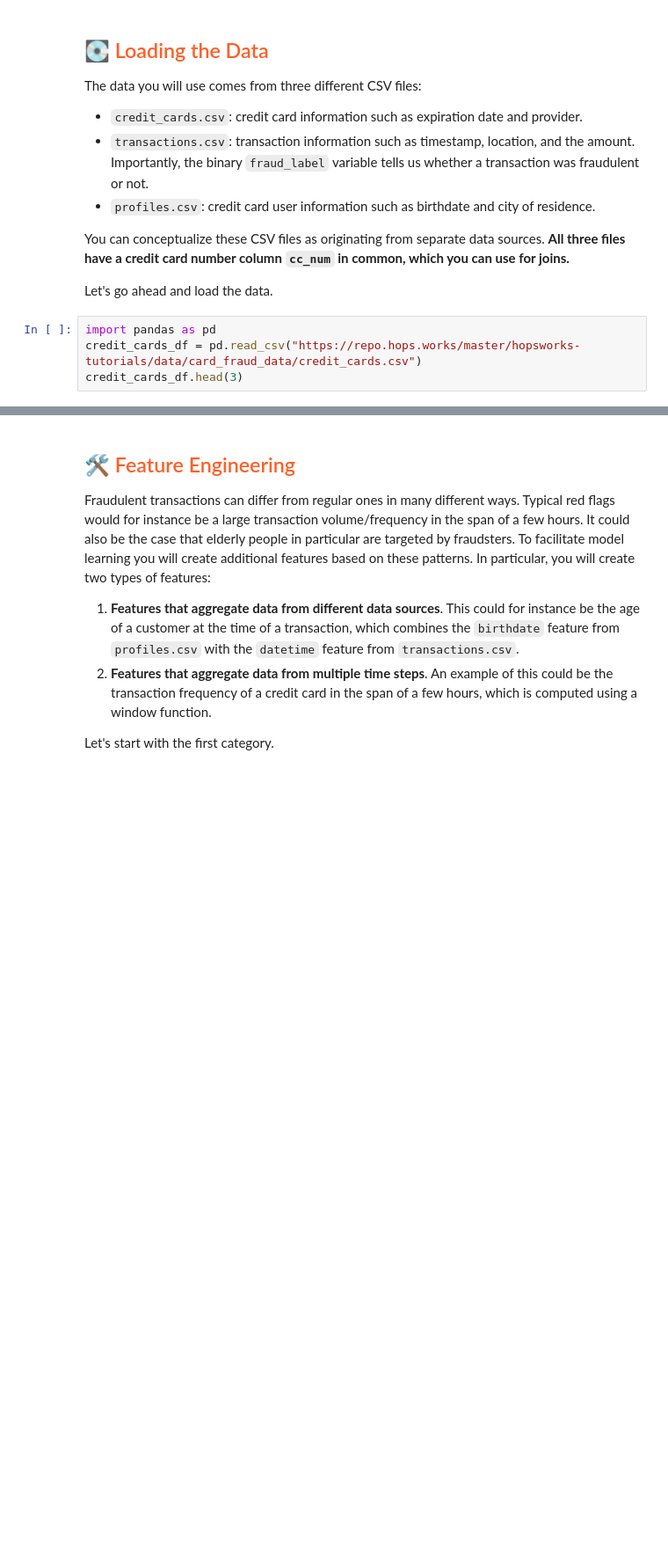
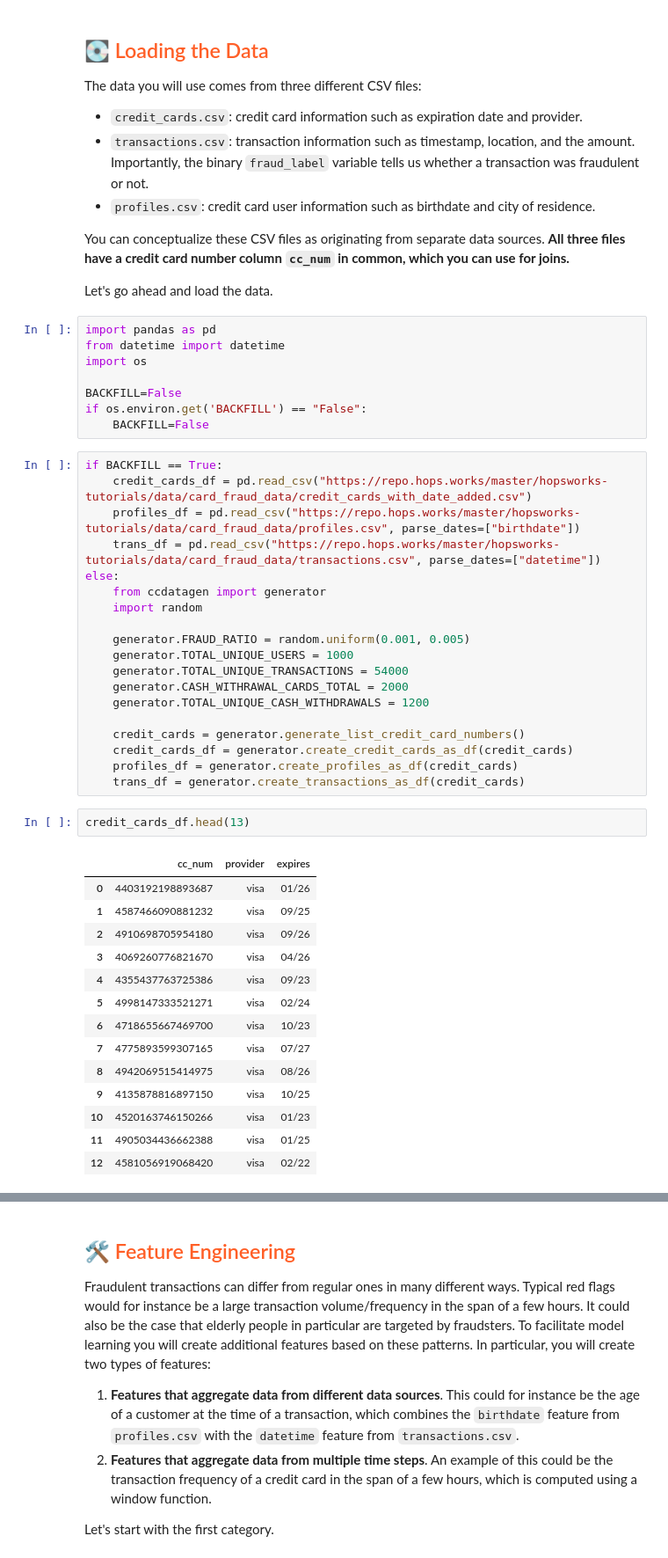
Before and after one commit to featurestoreorg/serverless-ml-course, a Jupyter notebook: nbs/01-module/1a_feature_groups.ipynb, the cells around one changed output, grey strips where cells are left out. Shown: that part at 88% size. Saved outputs shown, nothing was run; the diff lists cells and outputs as text; blank space fills up the shorter version.

```diff
--- a/nbs/01-module/1a_feature_groups.ipynb
+++ b/nbs/01-module/1a_feature_groups.ipynb
@@ -34,8 +34,48 @@ You can conceptualize these CSV files as originating from separate data sources.
 **All three files have a credit card number column `cc_num` in common, which you can use for joins.**
 
 Let's go ahead and load the data.
+# %%
+import pandas as pd
+from datetime import datetime
+import os
+
+BACKFILL=False
+if os.environ.get('BACKFILL') == "False":
+    BACKFILL=False
 # %%
-import pandas as pd
-credit_cards_df = pd.read_csv("https://repo.hops.works/master/hopsworks-tutorials/data/card_fraud_data/credit_cards.csv")
-credit_cards_df.head(3)
+if BACKFILL == True:
+    credit_cards_df = pd.read_csv("https://repo.hops.works/master/hopsworks-tutorials/data/card_fraud_data/credit_cards_with_date_added.csv")
+    profiles_df = pd.read_csv("https://repo.hops.works/master/hopsworks-tutorials/data/card_fraud_data/profiles.csv", parse_dates=["birthdate"])
+    trans_df = pd.read_csv("https://repo.hops.works/master/hopsworks-tutorials/data/card_fraud_data/transactions.csv", parse_dates=["datetime"])
+else:
+    from ccdatagen import generator
+    import random
+
+    generator.FRAUD_RATIO = random.uniform(0.001, 0.005)
+    generator.TOTAL_UNIQUE_USERS = 1000
+    generator.TOTAL_UNIQUE_TRANSACTIONS = 54000
+    generator.CASH_WITHRAWAL_CARDS_TOTAL = 2000
+    generator.TOTAL_UNIQUE_CASH_WITHDRAWALS = 1200
+
+    credit_cards = generator.generate_list_credit_card_numbers()
+    credit_cards_df = generator.create_credit_cards_as_df(credit_cards)
+    profiles_df = generator.create_profiles_as_df(credit_cards)
+    trans_df = generator.create_transactions_as_df(credit_cards)
+# %%
+credit_cards_df.head(13)
+# %% [output]
+|  | cc_num | provider | expires |
+| 0 | 4403192198893687 | visa | 01/26 |
+| 1 | 4587466090881232 | visa | 09/25 |
+| 2 | 4910698705954180 | visa | 09/26 |
+| 3 | 4069260776821670 | visa | 04/26 |
+| 4 | 4355437763725386 | visa | 09/23 |
+| 5 | 4998147333521271 | visa | 02/24 |
+| 6 | 4718655667469700 | visa | 10/23 |
+| 7 | 4775893599307165 | visa | 07/27 |
+| 8 | 4942069515414975 | visa | 08/26 |
+| 9 | 4135878816897150 | visa | 10/25 |
+| 10 | 4520163746150266 | visa | 01/23 |
+| 11 | 4905034436662388 | visa | 01/25 |
+| 12 | 4581056919068420 | visa | 02/22 |
 # %%
```
Also changed, not shown: parts of 15 cells of this notebook, 1 other file.
